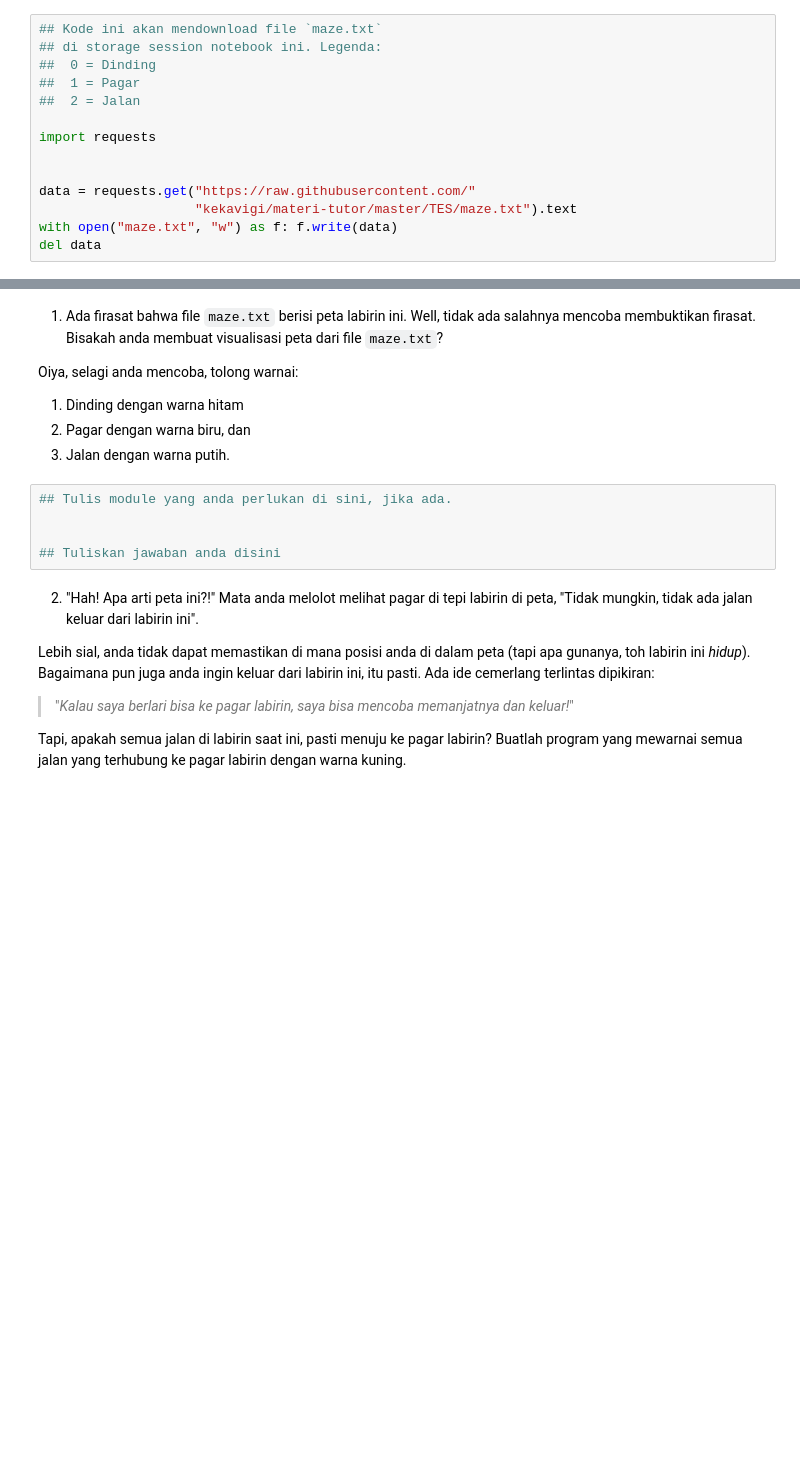
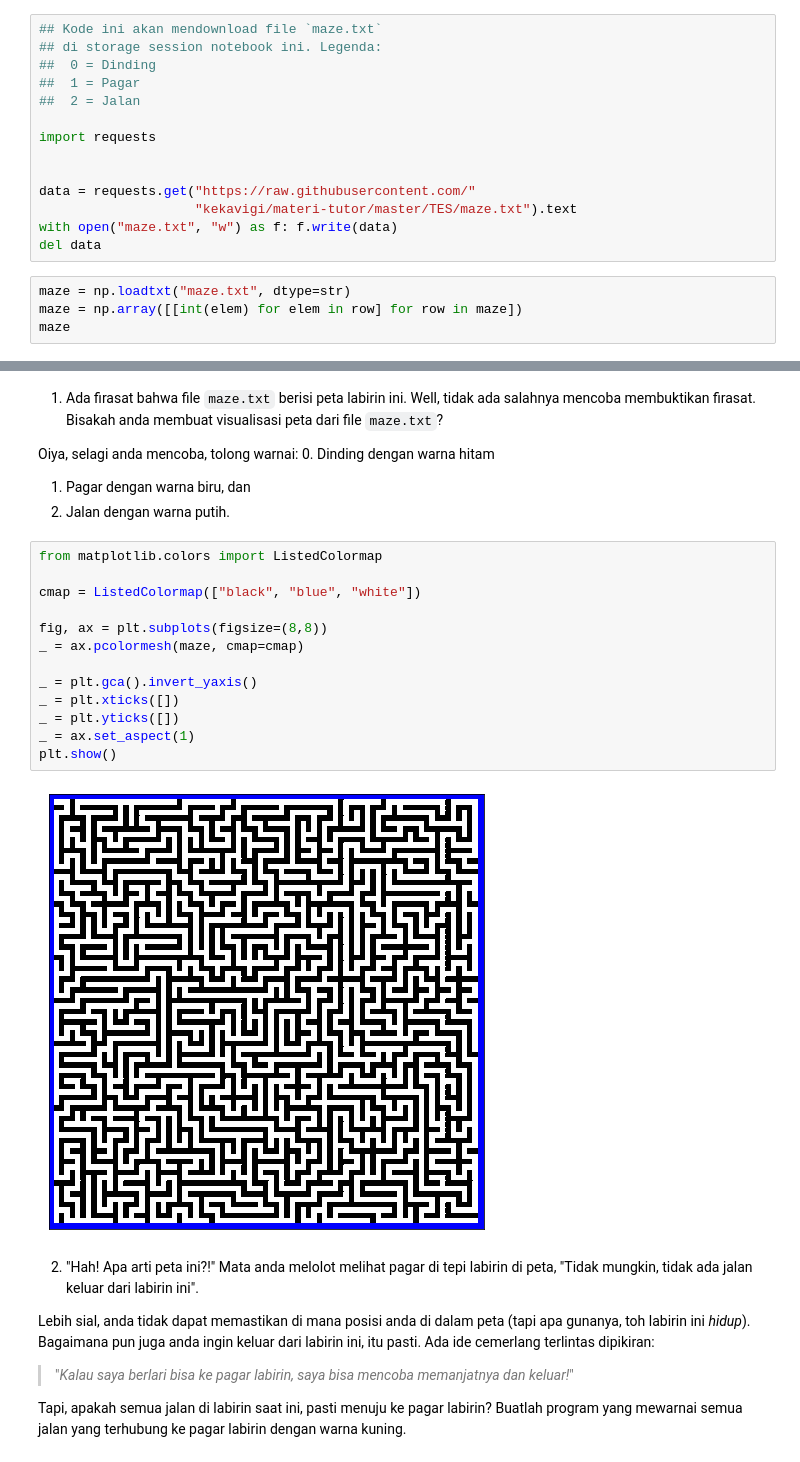
Before and after one commit to iansebastian/iansebastian.github.io, a Jupyter notebook: coding math/asprak_sikomat_2020.ipynb, the cells around one changed output, grey strips where cells are left out. Drawn from its saved outputs; the diff is of its cells as text; blank space fills up the shorter version.

```diff
--- a/coding math/asprak_sikomat_2020.ipynb
+++ b/coding math/asprak_sikomat_2020.ipynb
@@ -142,3 +285,7 @@ data = requests.get("https://raw.githubusercontent.com/"
                     "kekavigi/materi-tutor/master/TES/maze.txt").text
 with open("maze.txt", "w") as f: f.write(data)
 del data
+# %%
+maze = np.loadtxt("maze.txt", dtype=str)
+maze = np.array([[int(elem) for elem in row] for row in maze])
+maze
@@ -146,14 +301,24 @@ del data
 1. Ada firasat bahwa file `maze.txt` berisi peta labirin ini. Well, tidak ada salahnya mencoba membuktikan firasat. Bisakah anda membuat visualisasi peta dari file `maze.txt`?
 
 Oiya, selagi anda mencoba, tolong warnai:
-1. Dinding dengan warna hitam
-2. Pagar dengan warna biru, dan
-3. Jalan dengan warna putih.
+0. Dinding dengan warna hitam
+1. Pagar dengan warna biru, dan
+2. Jalan dengan warna putih.
-# %%
-## Tulis module yang anda perlukan di sini, jika ada.
-
-
-## Tuliskan jawaban anda disini
+# %%
+from matplotlib.colors import ListedColormap
+
+cmap = ListedColormap(["black", "blue", "white"])
+
+fig, ax = plt.subplots(figsize=(8,8))
+_ = ax.pcolormesh(maze, cmap=cmap)
+
+_ = plt.gca().invert_yaxis()
+_ = plt.xticks([])
+_ = plt.yticks([])
+_ = ax.set_aspect(1)
+plt.show()
+# %% [output]
+[figure, added]
 # %% [markdown]
 2. "Hah! Apa arti peta ini?!" Mata anda melolot melihat pagar di tepi labirin di peta, "Tidak mungkin, tidak ada jalan keluar dari labirin ini".
 
```
Also changed, not shown: parts of 30 cells of this notebook, 8 other files.
